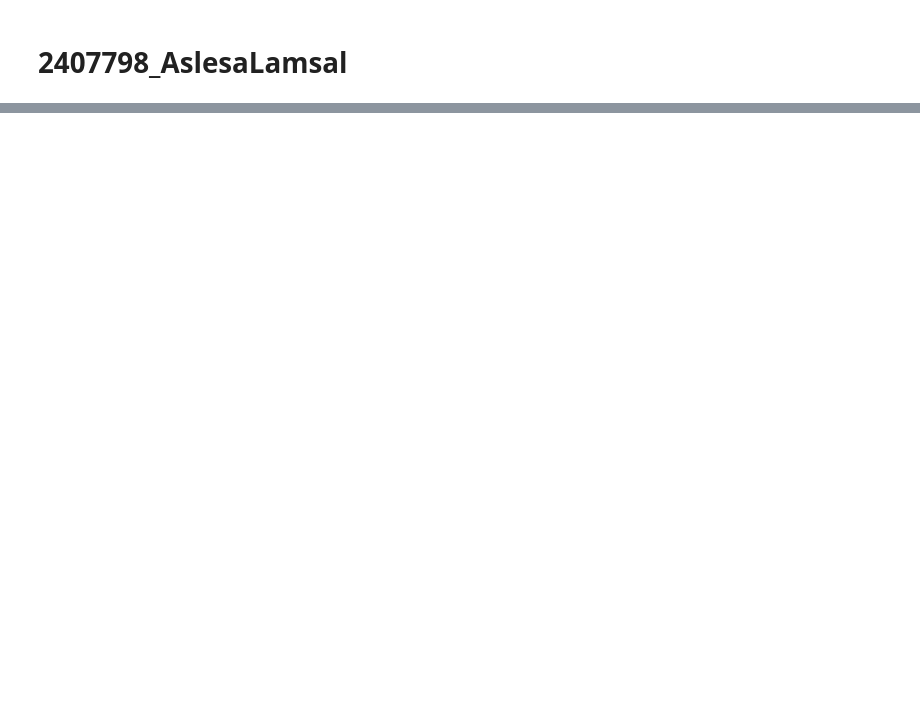
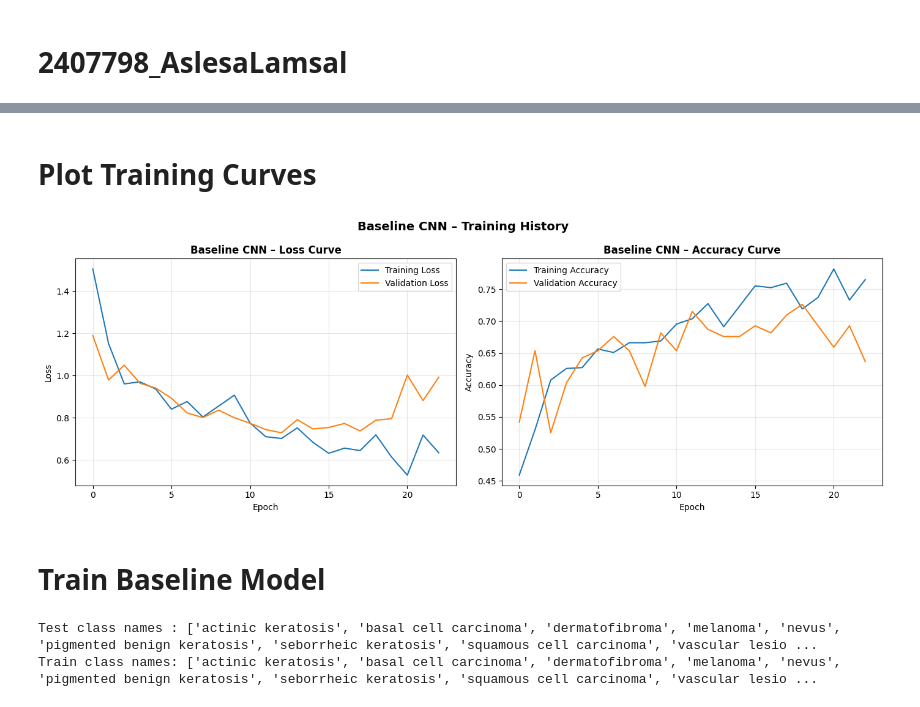
Before and after one commit to AslesaLamsal/AI-and-Machine-Learning, a Jupyter notebook: 2407798_AslesaLamsal.ipynb, the cells around one changed output, grey strips where cells are left out. Saved outputs shown, nothing was run; the diff lists cells and outputs as text; code cells hidden in the pictures; blank space fills up the shorter version.

```diff
--- a/2407798_AslesaLamsal.ipynb
+++ b/2407798_AslesaLamsal.ipynb
@@ -880,0 +129,11 @@ This share link expires in 1 week. For free permanent hosting and GPU upgrades,
+# %%
+class_names = sorted(os.listdir(train_dir))
+
+if not class_names:
+    print("No class directories found in the train folder!")
+else:
+    print(f"Found {len(class_names)} classes: {class_names}")
+
+NUM_CLASSES = len(class_names)
+
+print(f"\nTotal number of classes: {NUM_CLASSES}")
@@ -880,0 +351,6 @@ This share link expires in 1 week. For free permanent hosting and GPU upgrades,
+# %%
+data_augmentation_layers = [
+    layers.RandomFlip("horizontal_and_vertical"),
+]
+
+print("Augmentation layers defined: RandomFlip horizontal and vertical")
@@ -880,0 +549,40 @@ This share link expires in 1 week. For free permanent hosting and GPU upgrades,
+# %% [markdown]
+# Plot Training Curves
+# %%
+fig, axes = plt.subplots(1, 2, figsize=(14, 5))
+
+# Loss curve
+axes[0].plot(history.history['loss'],     label='Training Loss')
+axes[0].plot(history.history['val_loss'], label='Validation Loss')
+axes[0].set_title('Baseline CNN – Loss Curve', fontweight='bold')
+axes[0].set_xlabel('Epoch')
+axes[0].set_ylabel('Loss')
+axes[0].legend()
+axes[0].grid(alpha=0.3)
+
+# Accuracy curve
+axes[1].plot(history.history['accuracy'],     label='Training Accuracy')
+axes[1].plot(history.history['val_accuracy'], label='Validation Accuracy')
+axes[1].set_title('Baseline CNN – Accuracy Curve', fontweight='bold')
+axes[1].set_xlabel('Epoch')
+axes[1].set_ylabel('Accuracy')
+axes[1].legend()
+axes[1].grid(alpha=0.3)
+
+plt.suptitle('Baseline CNN – Training History', fontsize=14, fontweight='bold')
+plt.tight_layout()
+plt.show()
+# %% [output]
+[figure, added]
+# %% [markdown]
+# Train Baseline Model
+# %%
+test_class_names = sorted(os.listdir(test_dir))
+test_class_names = [c for c in test_class_names
+                    if os.path.isdir(os.path.join(test_dir, c))]
+
+print(f"Test class names : {test_class_names}")
+print(f"Train class names: {dataset_class_names}")
+# %% [output]
+Test class names : ['actinic keratosis', 'basal cell carcinoma', 'dermatofibroma', 'melanoma', 'nevus', 'pigmented benign keratosis', 'seborrheic keratosis', 'squamous cell carcinoma', 'vascular lesio ...
+Train class names: ['actinic keratosis', 'basal cell carcinoma', 'dermatofibroma', 'melanoma', 'nevus', 'pigmented benign keratosis', 'seborrheic keratosis', 'squamous cell carcinoma', 'vascular lesio ...
```
Also changed, not shown: parts of 156 cells of this notebook.
